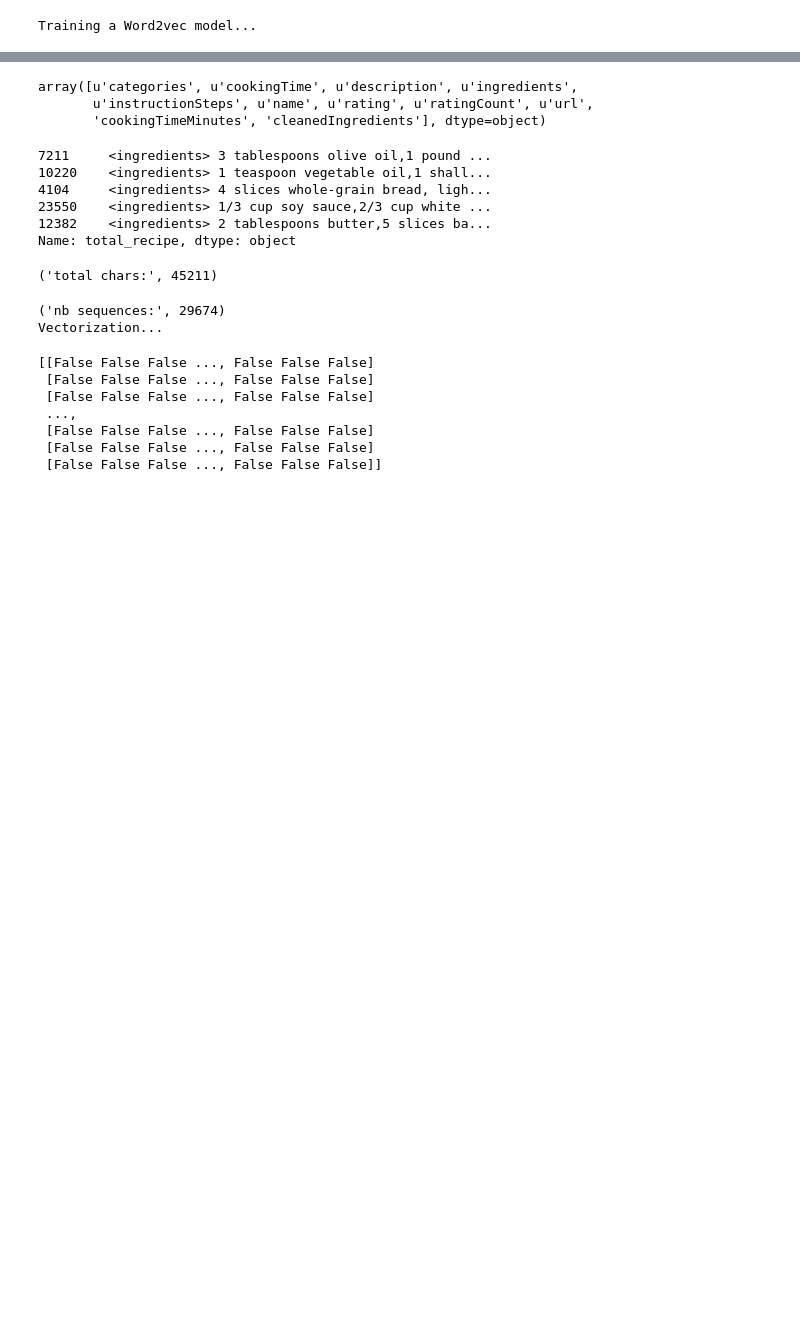
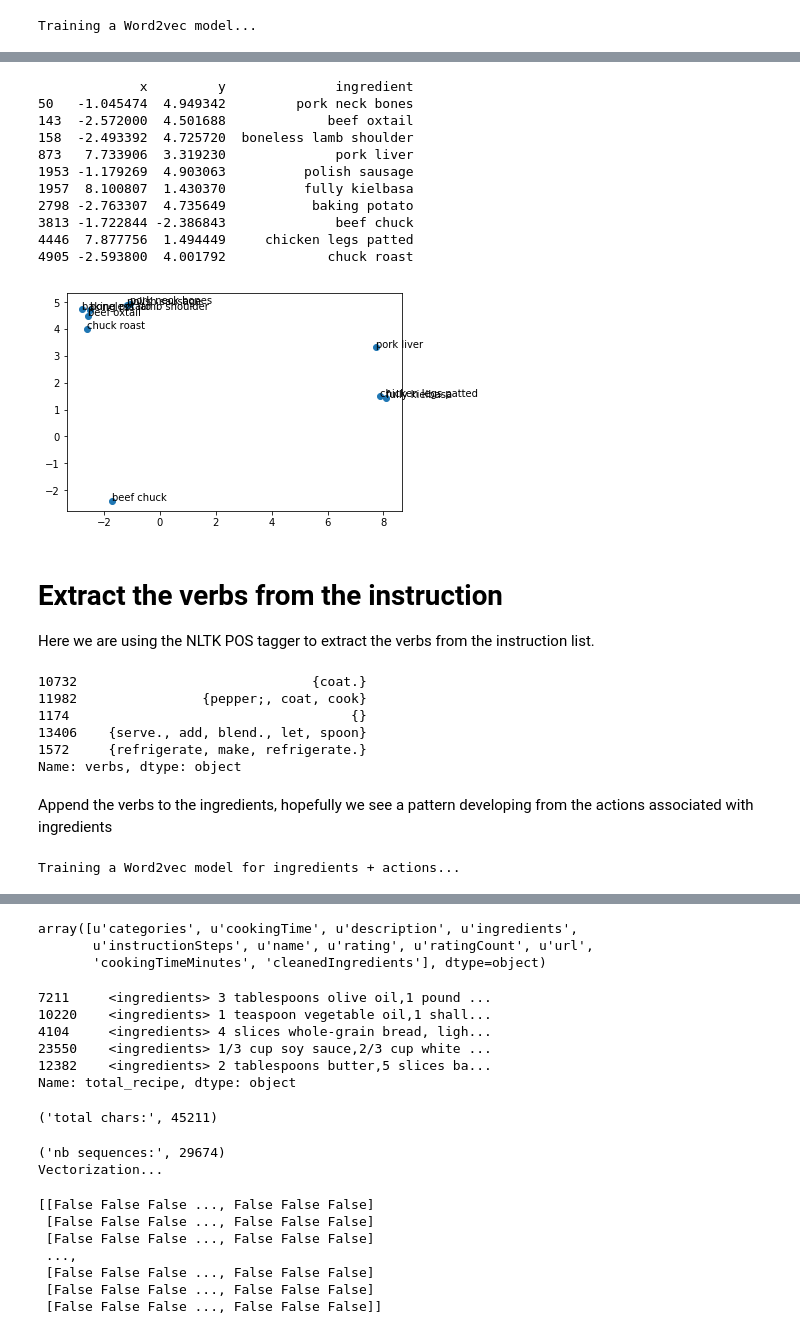
Before and after one commit to roygv/w266-recipes, a Jupyter notebook: TrainModel1.ipynb, the cells around one changed output, grey strips where cells are left out. Saved outputs shown, nothing was run; the diff lists cells and outputs as text; code cells hidden in the pictures; blank space fills up the shorter version.

```diff
--- a/TrainModel1.ipynb
+++ b/TrainModel1.ipynb
@@ -514,0 +585,18 @@ w2v_model.wv.most_similar(positive=['chicken'], negative=['eggs'])
+# %%
+showTSNEGraphForWord(pos_words=['beef', 'beets'])
+# %% [output]
+             x         y              ingredient
+50   -1.045474  4.949342         pork neck bones
+143  -2.572000  4.501688             beef oxtail
+158  -2.493392  4.725720  boneless lamb shoulder
+873   7.733906  3.319230              pork liver
+1953 -1.179269  4.903063          polish sausage
+1957  8.100807  1.430370          fully kielbasa
+2798 -2.763307  4.735649           baking potato
+3813 -1.722844 -2.386843              beef chuck
+4446  7.877756  1.494449     chicken legs patted
+4905 -2.593800  4.001792             chuck roast
+[figure, added]
+# %% [markdown]
+# Extract the verbs from the instruction
+Here we are using the NLTK POS tagger to extract the verbs from the instruction list.
@@ -514,0 +621,20 @@ w2v_model.wv.most_similar(positive=['chicken'], negative=['eggs'])
+# %%
+print df_verbs['verbs'].sample(5)
+# %% [output]
+10732                              {coat.}
+11982                {pepper;, coat, cook}
+1174                                    {}
+13406    {serve., add, blend., let, spoon}
+1572     {refrigerate, make, refrigerate.}
+Name: verbs, dtype: object
+# %% [markdown]
+Append the verbs to the ingredients, hopefully we see a pattern developing from the actions associated with ingredients
+# %%
+def combineIngredientActions(row):
+    return row['cleanedIngredients'] + list(row['verbs'])
+df_verbs['combined_action_ingredients'] = df_verbs.apply(combineIngredientActions, axis=1)
+print('Training a Word2vec model for ingredients + actions...')
+action_ingredients_w2v_model = Word2Vec(df_verbs['combined_action_ingredients'].values, size=100, window=5, \
+                                        min_count=5, workers=4)
+# %% [output]
+Training a Word2vec model for ingredients + actions...
```
Also changed, not shown: parts of 20 cells of this notebook.
